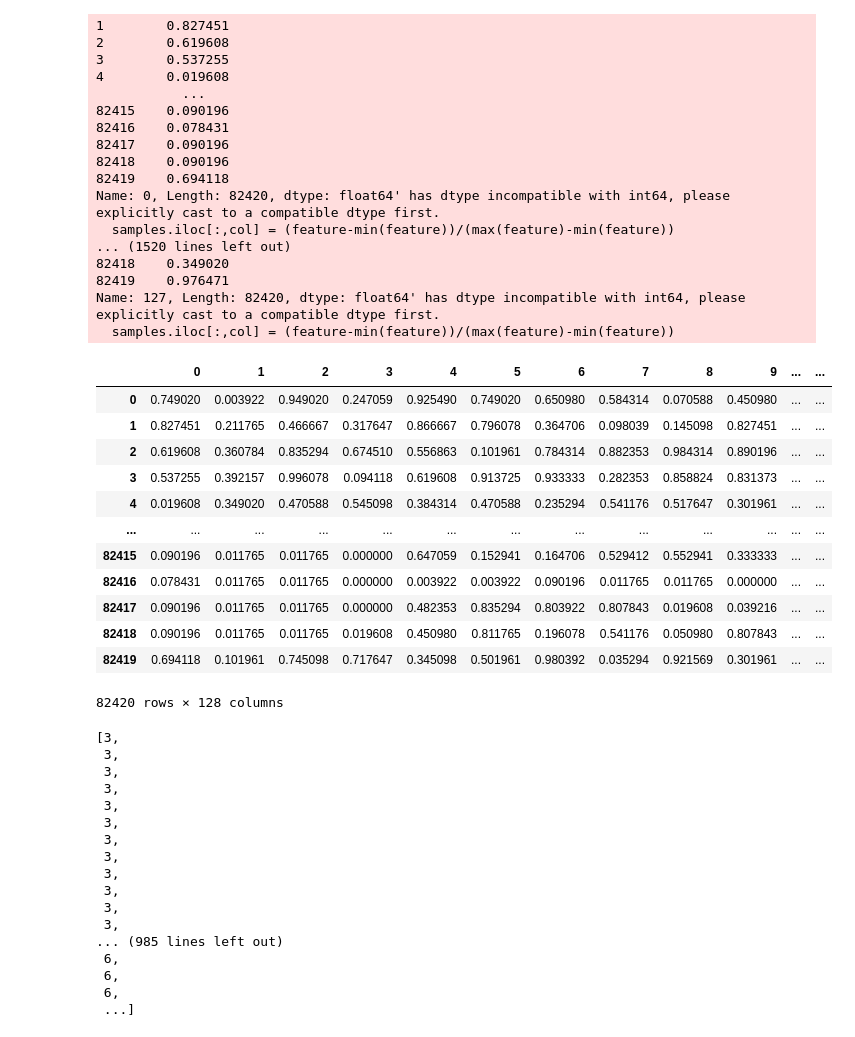
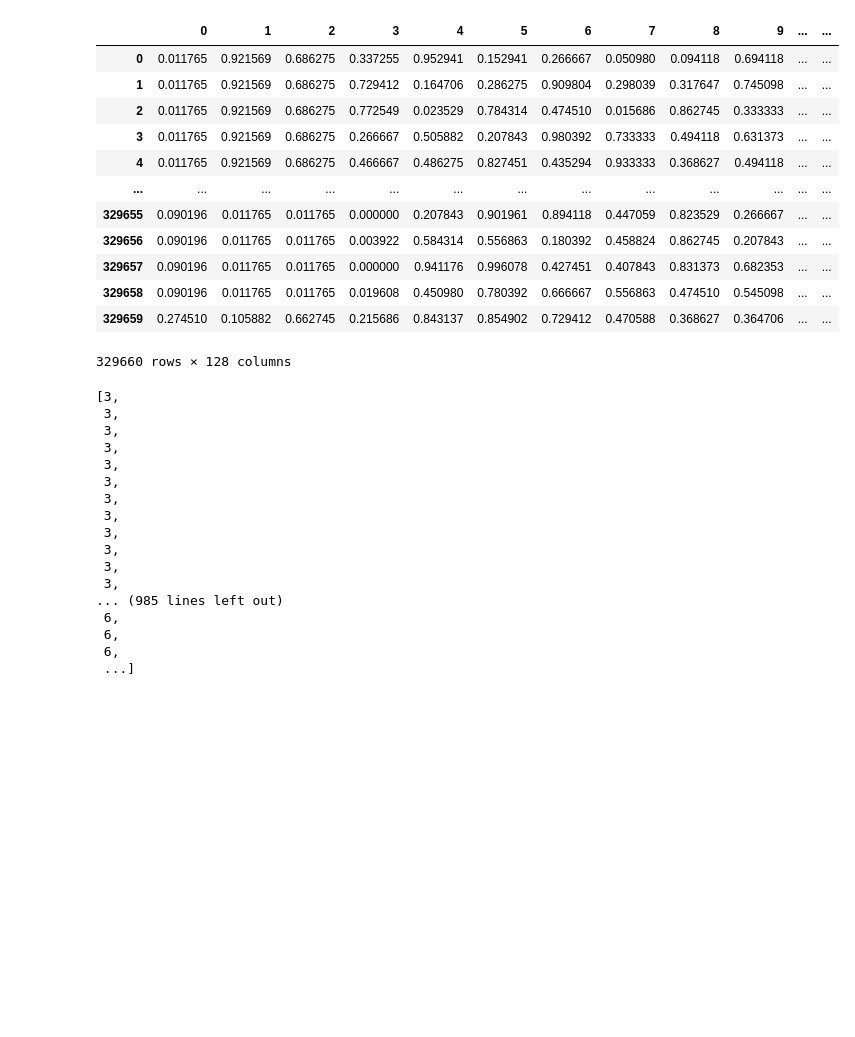
Before and after one commit to HuyOnic/KAN-Fusion-for-Incremenetal-Learning, a Jupyter notebook: main.ipynb, the cells around one changed output. Drawn from its saved outputs; the diff is of its cells as text; code cells hidden in the pictures; blank space fills up the shorter version.

```diff
--- a/main.ipynb
+++ b/main.ipynb
@@ -10,39 +10,22 @@ from torch.utils.data import DataLoader
 from torchvision import transforms
 # %%
 from dataset import Capture_128
-data = Capture_128(root="dataset/Capture_test_128.feather", isTrain=False)
+data = Capture_128(root="dataset/Capture_train_128.feather", isTrain=False)
 pd.DataFrame(data.samples)
 # %% [output]
+|  | 0 | 1 | 2 | 3 | 4 | 5 | 6 | 7 | 8 | 9 | ... | ... |
+| 0 | 0.011765 | 0.921569 | 0.686275 | 0.337255 | 0.952941 | 0.152941 | 0.266667 | 0.050980 | 0.094118 | 0.694118 | ... | ... |
+| 1 | 0.011765 | 0.921569 | 0.686275 | 0.729412 | 0.164706 | 0.286275 | 0.909804 | 0.298039 | 0.317647 | 0.745098 | ... | ... |
+| 2 | 0.011765 | 0.921569 | 0.686275 | 0.772549 | 0.023529 | 0.784314 | 0.474510 | 0.015686 | 0.862745 | 0.333333 | ... | ... |
+| 3 | 0.011765 | 0.921569 | 0.686275 | 0.266667 | 0.505882 | 0.207843 | 0.980392 | 0.733333 | 0.494118 | 0.631373 | ... | ... |
+| 4 | 0.011765 | 0.921569 | 0.686275 | 0.466667 | 0.486275 | 0.827451 | 0.435294 | 0.933333 | 0.368627 | 0.494118 | ... | ... |
+| ... | ... | ... | ... | ... | ... | ... | ... | ... | ... | ... | ... | ... |
+| 329655 | 0.090196 | 0.011765 | 0.011765 | 0.000000 | 0.207843 | 0.901961 | 0.894118 | 0.447059 | 0.823529 | 0.266667 | ... | ... |
+| 329656 | 0.090196 | 0.011765 | 0.011765 | 0.003922 | 0.584314 | 0.556863 | 0.180392 | 0.458824 | 0.862745 | 0.207843 | ... | ... |
+| 329657 | 0.090196 | 0.011765 | 0.011765 | 0.000000 | 0.941176 | 0.996078 | 0.427451 | 0.407843 | 0.831373 | 0.682353 | ... | ... |
+| 329658 | 0.090196 | 0.011765 | 0.011765 | 0.019608 | 0.450980 | 0.780392 | 0.666667 | 0.556863 | 0.474510 | 0.545098 | ... | ... |
+| 329659 | 0.274510 | 0.105882 | 0.662745 | 0.215686 | 0.843137 | 0.854902 | 0.729412 | 0.470588 | 0.368627 | 0.364706 | ... | ... |
-1        0.827451
-2        0.619608
-3        0.537255
-4        0.019608
-           ...
-82415    0.090196
-82416    0.078431
-82417    0.090196
-82418    0.090196
-82419    0.694118
-Name: 0, Length: 82420, dtype: float64' has dtype incompatible with int64, please explicitly cast to a compatible dtype first.
-  samples.iloc[:,col] = (feature-min(feature))/(max(feature)-min(feature))
-... (1520 lines left out)
-82418    0.349020
-82419    0.976471
-Name: 127, Length: 82420, dtype: float64' has dtype incompatible with int64, please explicitly cast to a compatible dtype first.
-  samples.iloc[:,col] = (feature-min(feature))/(max(feature)-min(feature))
+329660 rows × 128 columns
-|  | 0 | 1 | 2 | 3 | 4 | 5 | 6 | 7 | 8 | 9 | ... | ... |
-| 0 | 0.749020 | 0.003922 | 0.949020 | 0.247059 | 0.925490 | 0.749020 | 0.650980 | 0.584314 | 0.070588 | 0.450980 | ... | ... |
-| 1 | 0.827451 | 0.211765 | 0.466667 | 0.317647 | 0.866667 | 0.796078 | 0.364706 | 0.098039 | 0.145098 | 0.827451 | ... | ... |
-| 2 | 0.619608 | 0.360784 | 0.835294 | 0.674510 | 0.556863 | 0.101961 | 0.784314 | 0.882353 | 0.984314 | 0.890196 | ... | ... |
-| 3 | 0.537255 | 0.392157 | 0.996078 | 0.094118 | 0.619608 | 0.913725 | 0.933333 | 0.282353 | 0.858824 | 0.831373 | ... | ... |
-| 4 | 0.019608 | 0.349020 | 0.470588 | 0.545098 | 0.384314 | 0.470588 | 0.235294 | 0.541176 | 0.517647 | 0.301961 | ... | ... |
-| ... | ... | ... | ... | ... | ... | ... | ... | ... | ... | ... | ... | ... |
-| 82415 | 0.090196 | 0.011765 | 0.011765 | 0.000000 | 0.647059 | 0.152941 | 0.164706 | 0.529412 | 0.552941 | 0.333333 | ... | ... |
-| 82416 | 0.078431 | 0.011765 | 0.011765 | 0.000000 | 0.003922 | 0.003922 | 0.090196 | 0.011765 | 0.011765 | 0.000000 | ... | ... |
-| 82417 | 0.090196 | 0.011765 | 0.011765 | 0.000000 | 0.482353 | 0.835294 | 0.803922 | 0.807843 | 0.019608 | 0.039216 | ... | ... |
-| 82418 | 0.090196 | 0.011765 | 0.011765 | 0.019608 | 0.450980 | 0.811765 | 0.196078 | 0.541176 | 0.050980 | 0.807843 | ... | ... |
-| 82419 | 0.694118 | 0.101961 | 0.745098 | 0.717647 | 0.345098 | 0.501961 | 0.980392 | 0.035294 | 0.921569 | 0.301961 | ... | ... |
-82420 rows × 128 columns
 # %%
 l = data.labels.tolist()
 l
```
Also changed, not shown: 4 other files.
